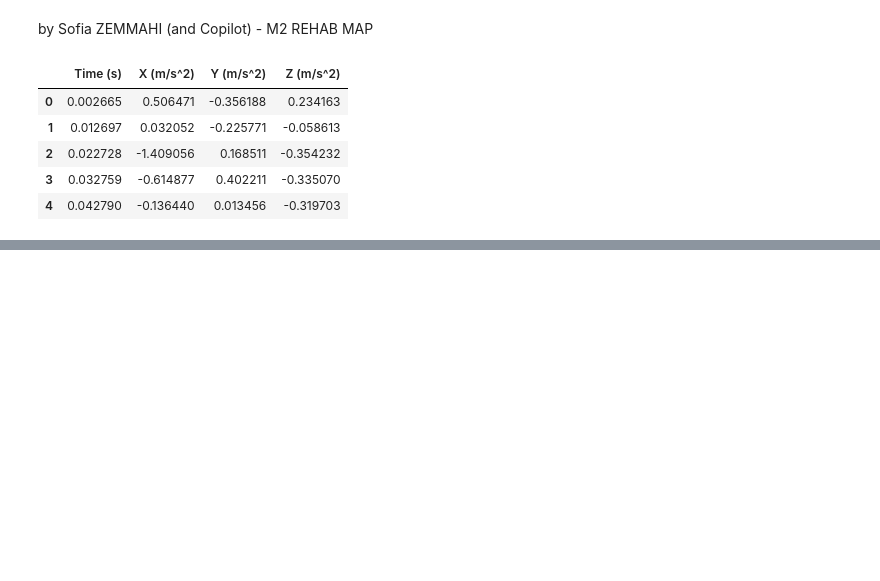
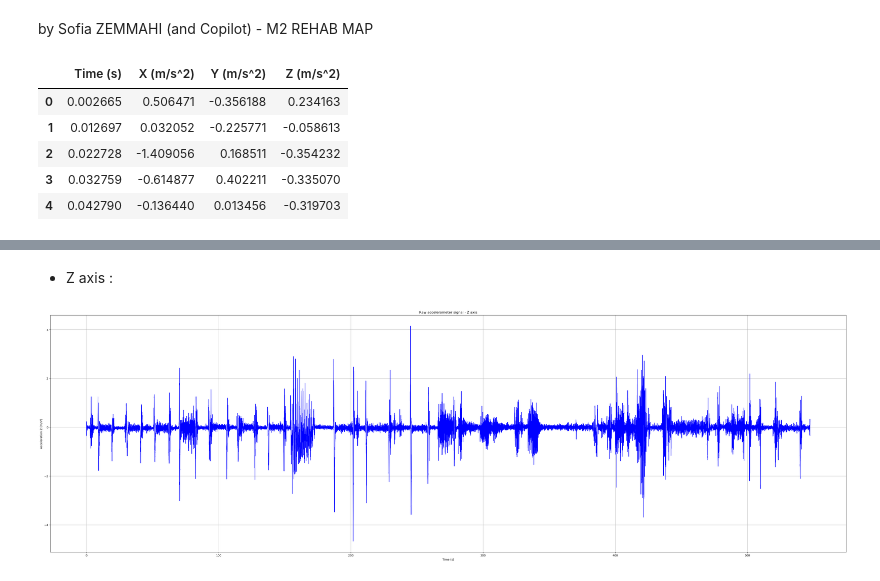
Before and after one commit to zemmahisofi-byte/Projet_R_Python, a Jupyter notebook: Projet_python/main.ipynb, the cells around one changed output, grey strips where cells are left out. Drawn from its saved outputs; the diff is of its cells as text; code cells hidden in the pictures; blank space fills up the shorter version.

```diff
--- a/Projet_python/main.ipynb
+++ b/Projet_python/main.ipynb
@@ -35,0 +75,13 @@ df.head()
+# %% [markdown]
+- Z axis :
+# %%
+plt.figure(figsize=(50,15))
+plt.plot(df["Time (s)"], df["Z (m/s^2)"], color="blue")
+plt.xlabel("Time (s)")
+plt.ylabel("Acceleration Z (m/s²)")
+plt.title("Raw accelerometer signal - Z axis")
+plt.grid(True)
+plt.box(True)
+plt.show()
+# %% [output]
+[figure, added]
```
Also changed, not shown: parts of 26 cells of this notebook, 4 other files.
